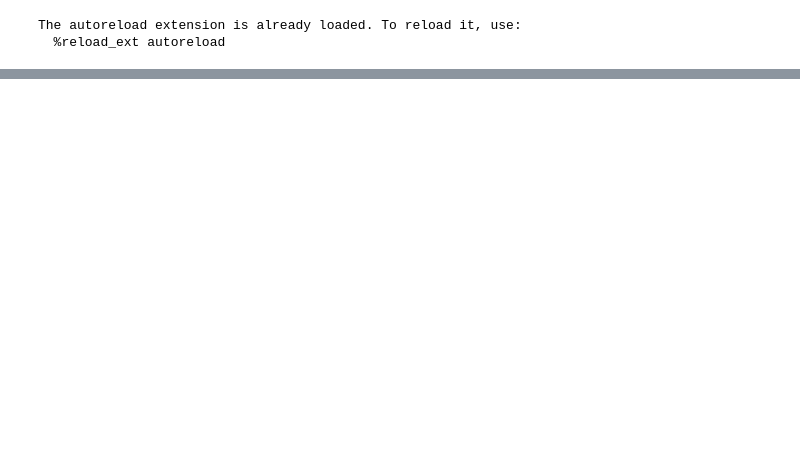
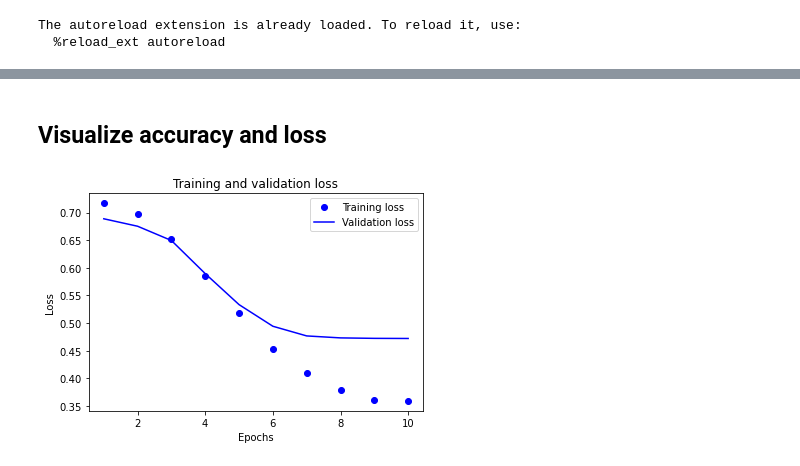
Before and after one commit to sersery35/KAGGLE-nlp-with-disaster-tweets, a Jupyter notebook: notebooks/playground_base_model.ipynb, the cells around one changed output, grey strips where cells are left out. Drawn from its saved outputs; the diff is of its cells as text; code cells hidden in the pictures; blank space fills up the shorter version.

```diff
--- a/notebooks/playground_base_model.ipynb
+++ b/notebooks/playground_base_model.ipynb
@@ -16,9 +29,9 @@ train_file_name = 'train.csv'
 test_file_name = 'test.csv'
 sample_submission_file_name = 'sample_submission.csv'
 
-vocabulary_size = 5000
+vocabulary_size = 16764
 
-data_pipeline = DataPipeline(train_file_name, test_file_name, sample_submission_file_name, output_sequence_length=50, vocabulary_size=vocabulary_size)
-dataset, submission_test_dataset = data_pipeline.prepare_datasets(include_cols=["keyword"])
+data_pipeline = DataPipeline(train_file_name, test_file_name, sample_submission_file_name, output_sequence_length=30, vocabulary_size=vocabulary_size)
+dataset = data_pipeline.prepare_dataset(include_cols=["location", "keyword"], apply_preprocessing=True)
 # %% [output]
 Getting the file: ../data/train.csv
@@ -95,0 +65,29 @@ Epoch 10/10
+# %%
+from tensorboard.plugins.hparams import api as hp
+
+batch_size = 64
+epochs = 10
+log_directory = "./logs/hyperparameter_tuning_BaseModel/"
+
+# create a dict to keep the hyperparameters
+hparams = {
+    hp.HParam("optimizer", hp.Discrete(["adamw"])): "adamw",
+    hp.HParam("batch_size", hp.Discrete([16, 32, 64])): batch_size,
+    hp.HParam("learning_rate", hp.RealInterval(1e-5, 1e-3)): 1e-4,
+    hp.HParam("class_weights", hp.Discrete(["none", "balanced"])): "balanced",
+    hp.HParam("dropout", hp.Discrete([0.1, 0.9])): 0.5
+}
+# easier to manage hyperparameters with this wrapper class
+hyperparameter_manager = utils.HyperparameterManager(hparams=hparams)
+# %%
+model = base_model.BaseModel(
+    vocabulary_size=vocabulary_size,
+    embedding_dim=128,
+    hidden_dim=128, # with 64, we got 0.80 val acc
+    lstm_dim=64,
+    n_labels=2,
+    encoder=data_pipeline.input_vectorizer,
+    epochs=10,
+    batch_pipeline=BatchPipeline(dataset, batch_size),
+    hparam_manager=hyperparameter_manager,
+    class_weights=balanced_class_weights)
@@ -117,23 +161,27 @@ KeyboardInterrupt:
+# %% [markdown]
+## Visualize accuracy and loss
 # %%
-history_dict = model.history.history
+history_dict = model.history
 
 acc = history_dict['accuracy']
 val_acc = history_dict['val_accuracy']
 loss = history_dict['loss']
 val_loss = history_dict['val_loss']
 
 epochs = range(1, len(acc) + 1)
 
 # "bo" is for "blue dot"
 plt.plot(epochs, loss, 'bo', label='Training loss')
 # b is for "solid blue line"
 plt.plot(epochs, val_loss, 'b', label='Validation loss')
 plt.title('Training and validation loss')
 plt.xlabel('Epochs')
 plt.ylabel('Loss')
 plt.legend()
 
 plt.show()
+# %% [output]
+[figure, added]
 # %%
 plt.plot(epochs, acc, 'bo', label='Training acc')
 plt.plot(epochs, val_acc, 'b', label='Validation acc')
```
Also changed, not shown: parts of 10 cells of this notebook, 10 other files.
